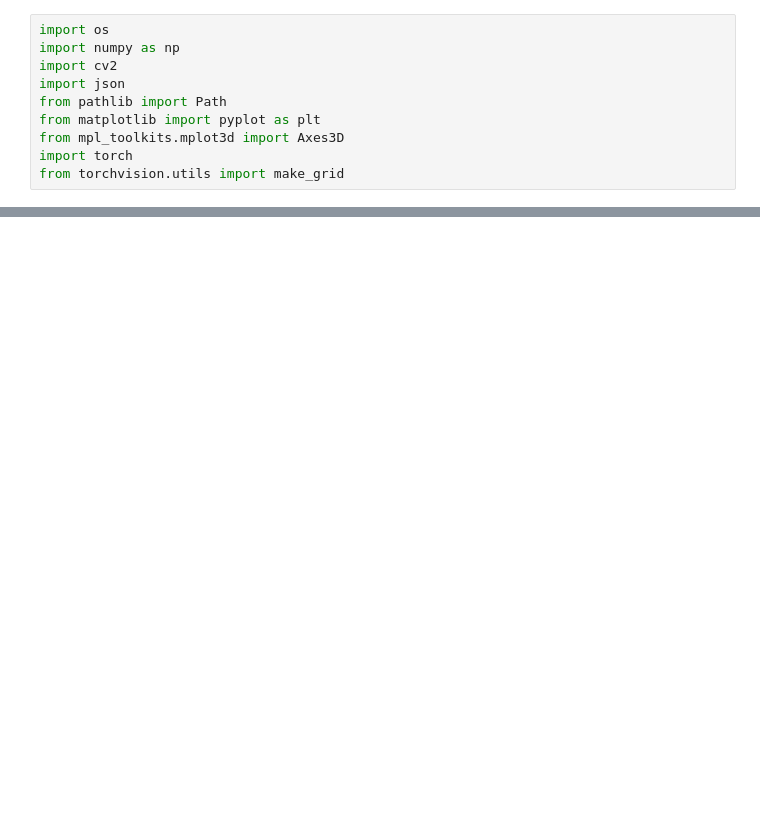
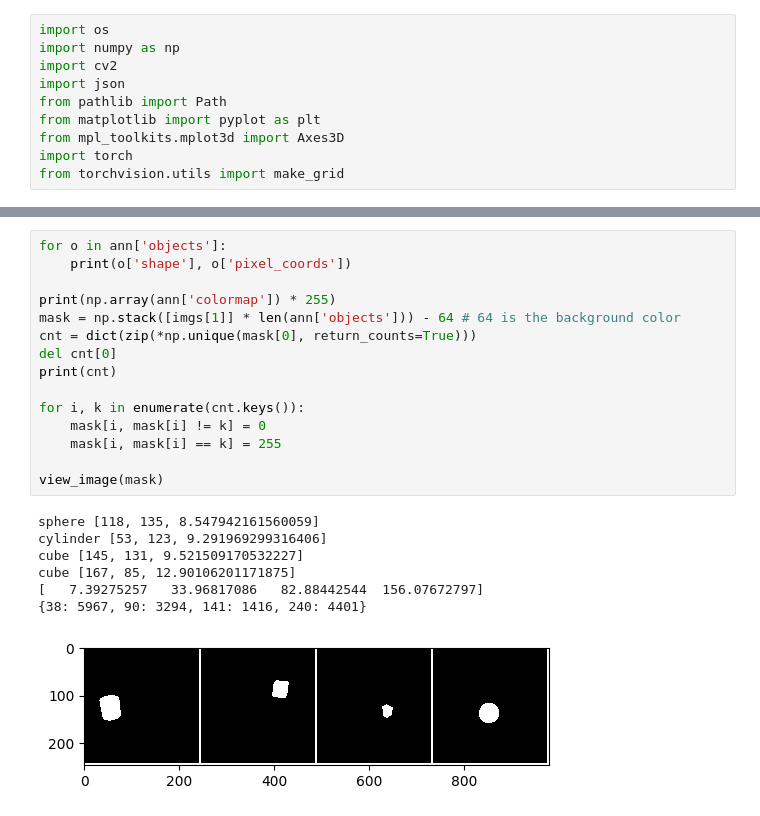
Before and after one commit to jihoonl/clevr-dataset-gen, a Jupyter notebook: notebooks/masking_test.ipynb, the cells around one changed output, grey strips where cells are left out. Cells and saved outputs as stored; diff of their text form; blank space fills up the shorter version.

```diff
--- a/notebooks/masking_test.ipynb
+++ b/notebooks/masking_test.ipynb
@@ -74,0 +65,23 @@ view_image(imgs, 100)
+# %%
+for o in ann['objects']:
+    print(o['shape'], o['pixel_coords'])
+
+print(np.array(ann['colormap']) * 255)
+mask = np.stack([imgs[1]] * len(ann['objects'])) - 64 # 64 is the background color
+cnt = dict(zip(*np.unique(mask[0], return_counts=True)))
+del cnt[0]
+print(cnt)
+
+for i, k in enumerate(cnt.keys()):
+    mask[i, mask[i] != k] = 0
+    mask[i, mask[i] == k] = 255
+
+view_image(mask)
+# %% [output]
+sphere [118, 135, 8.547942161560059]
+cylinder [53, 123, 9.291969299316406]
+cube [145, 131, 9.521509170532227]
+cube [167, 85, 12.90106201171875]
+[   7.39275257   33.96817086   82.88442544  156.07672797]
+{38: 5967, 90: 3294, 141: 1416, 240: 4401}
+[figure, added]
```
Also changed, not shown: parts of 14 cells of this notebook, 4 other files.
